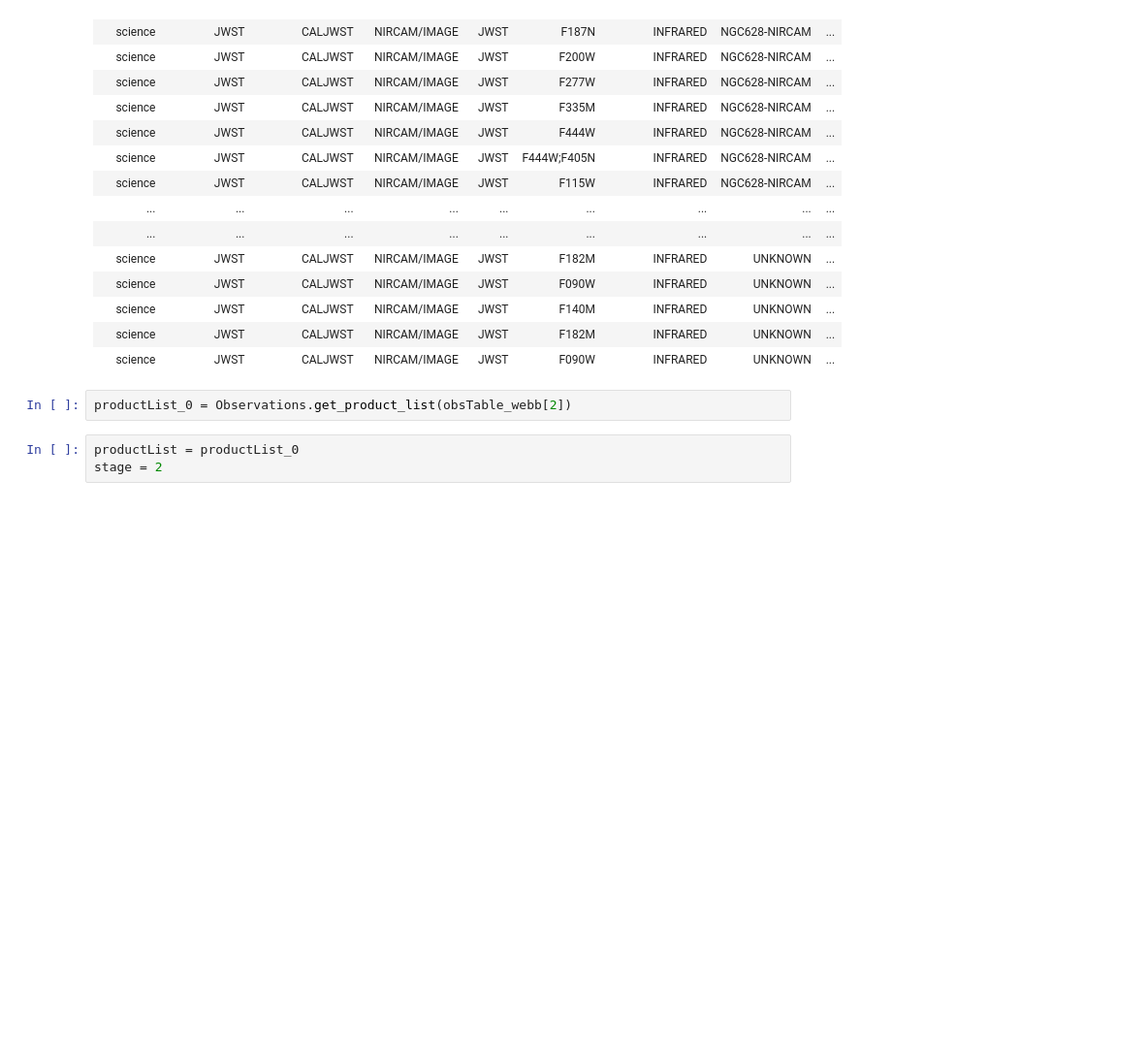
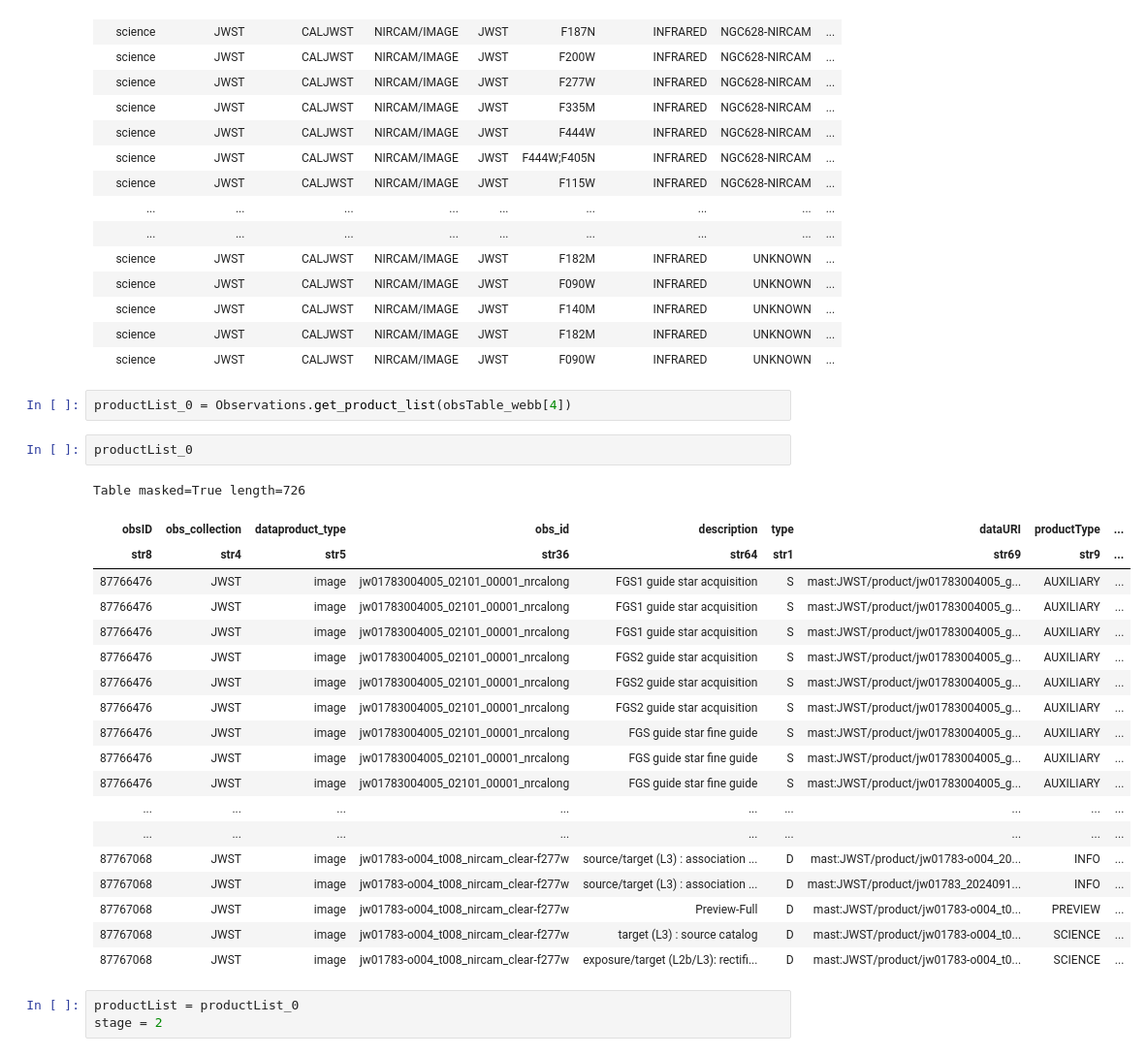
Before and after one commit to aswinsuresh24/jwst123, a Jupyter notebook: hst_download.ipynb, the cells around one changed output. Shown at 97% size. Cells and saved outputs as stored; diff of their text form; blank space fills up the shorter version.

```diff
--- a/hst_download.ipynb
+++ b/hst_download.ipynb
@@ -469,7 +469,29 @@ Table length=80
 | science | JWST | CALJWST | NIRCAM/IMAGE | JWST | F182M | INFRARED | UNKNOWN | ... |
 | science | JWST | CALJWST | NIRCAM/IMAGE | JWST | F090W | INFRARED | UNKNOWN | ... |
 # %%
-productList_0 = Observations.get_product_list(obsTable_webb[2])
+productList_0 = Observations.get_product_list(obsTable_webb[4])
+# %%
+productList_0
+# %% [output]
+Table masked=True length=726
+| obsID | obs_collection | dataproduct_type | obs_id | description | type | dataURI | productType | ... |
+| str8 | str4 | str5 | str36 | str64 | str1 | str69 | str9 | ... |
+| 87766476 | JWST | image | jw01783004005_02101_00001_nrcalong | FGS1 guide star acquisition | S | mast:JWST/product/jw01783004005_g... | AUXILIARY | ... |
+| 87766476 | JWST | image | jw01783004005_02101_00001_nrcalong | FGS1 guide star acquisition | S | mast:JWST/product/jw01783004005_g... | AUXILIARY | ... |
+| 87766476 | JWST | image | jw01783004005_02101_00001_nrcalong | FGS1 guide star acquisition | S | mast:JWST/product/jw01783004005_g... | AUXILIARY | ... |
+| 87766476 | JWST | image | jw01783004005_02101_00001_nrcalong | FGS2 guide star acquisition | S | mast:JWST/product/jw01783004005_g... | AUXILIARY | ... |
+| 87766476 | JWST | image | jw01783004005_02101_00001_nrcalong | FGS2 guide star acquisition | S | mast:JWST/product/jw01783004005_g... | AUXILIARY | ... |
+| 87766476 | JWST | image | jw01783004005_02101_00001_nrcalong | FGS2 guide star acquisition | S | mast:JWST/product/jw01783004005_g... | AUXILIARY | ... |
+| 87766476 | JWST | image | jw01783004005_02101_00001_nrcalong | FGS guide star fine guide | S | mast:JWST/product/jw01783004005_g... | AUXILIARY | ... |
+| 87766476 | JWST | image | jw01783004005_02101_00001_nrcalong | FGS guide star fine guide | S | mast:JWST/product/jw01783004005_g... | AUXILIARY | ... |
+| 87766476 | JWST | image | jw01783004005_02101_00001_nrcalong | FGS guide star fine guide | S | mast:JWST/product/jw01783004005_g... | AUXILIARY | ... |
+| ... | ... | ... | ... | ... | ... | ... | ... | ... |
+| ... | ... | ... | ... | ... | ... | ... | ... | ... |
+| 87767068 | JWST | image | jw01783-o004_t008_nircam_clear-f277w | source/target (L3) : association ... | D | mast:JWST/product/jw01783-o004_20... | INFO | ... |
+| 87767068 | JWST | image | jw01783-o004_t008_nircam_clear-f277w | source/target (L3) : association ... | D | mast:JWST/product/jw01783_2024091... | INFO | ... |
+| 87767068 | JWST | image | jw01783-o004_t008_nircam_clear-f277w | Preview-Full | D | mast:JWST/product/jw01783-o004_t0... | PREVIEW | ... |
+| 87767068 | JWST | image | jw01783-o004_t008_nircam_clear-f277w | target (L3) : source catalog | D | mast:JWST/product/jw01783-o004_t0... | SCIENCE | ... |
+| 87767068 | JWST | image | jw01783-o004_t008_nircam_clear-f277w | exposure/target (L2b/L3): rectifi... | D | mast:JWST/product/jw01783-o004_t0... | SCIENCE | ... |
 # %%
 productList = productList_0
 stage = 2
```
Also changed, not shown: parts of 2 cells of this notebook.
